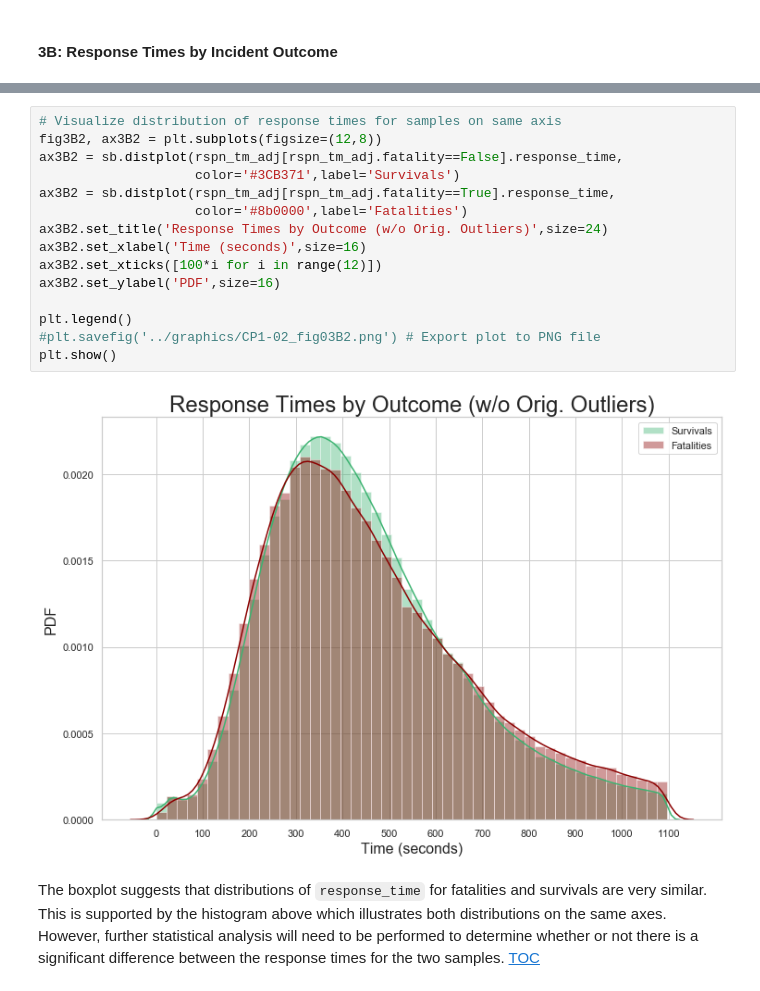
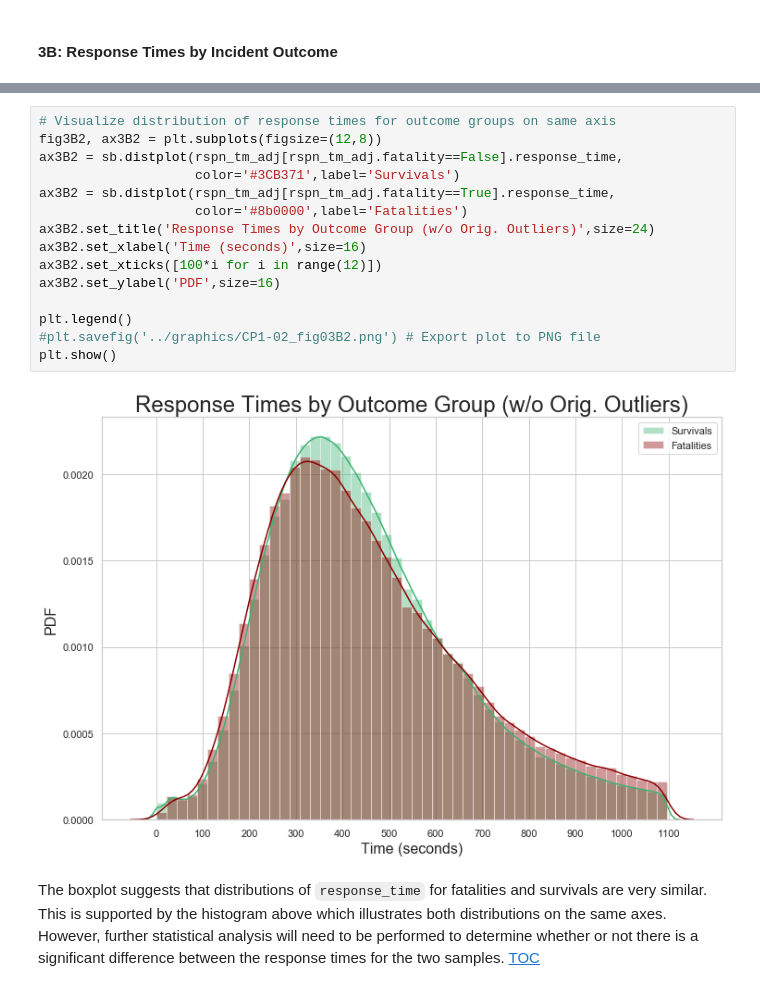
Before and after one commit to JD-Williams/Springboard, a Jupyter notebook: Capstones/Capstone 1/code/CP1-02_EDA.ipynb, the cells around one changed output, grey strips where cells are left out. Cells and saved outputs as stored; diff of their text form.

```diff
--- a/Capstones/Capstone 1/code/CP1-02_EDA.ipynb
+++ b/Capstones/Capstone 1/code/CP1-02_EDA.ipynb
@@ -507,20 +492,20 @@ plt.show()
 # %%
-# Visualize distribution of response times for samples on same axis
+# Visualize distribution of response times for outcome groups on same axis
 fig3B2, ax3B2 = plt.subplots(figsize=(12,8))
 ax3B2 = sb.distplot(rspn_tm_adj[rspn_tm_adj.fatality==False].response_time,
                     color='#3CB371',label='Survivals')
 ax3B2 = sb.distplot(rspn_tm_adj[rspn_tm_adj.fatality==True].response_time,
                     color='#8b0000',label='Fatalities')
-ax3B2.set_title('Response Times by Outcome (w/o Orig. Outliers)',size=24)
+ax3B2.set_title('Response Times by Outcome Group (w/o Orig. Outliers)',size=24)
 ax3B2.set_xlabel('Time (seconds)',size=16)
 ax3B2.set_xticks([100*i for i in range(12)])
 ax3B2.set_ylabel('PDF',size=16)
 
 plt.legend()
 #plt.savefig('../graphics/CP1-02_fig03B2.png') # Export plot to PNG file
 plt.show()
 # %% [output]
-[figure, old version]
+[figure, new version]
 # %% [markdown]
 The boxplot suggests that distributions of `response_time` for fatalities and survivals are very similar. This is supported by the histogram above which illustrates both distributions on the same axes. However, further statistical analysis will need to be performed to determine whether or not there is a significant difference between the response times for the two samples. [TOC](#TOC)
 # %% [markdown]
```
Also changed, not shown: parts of 33 cells of this notebook.
